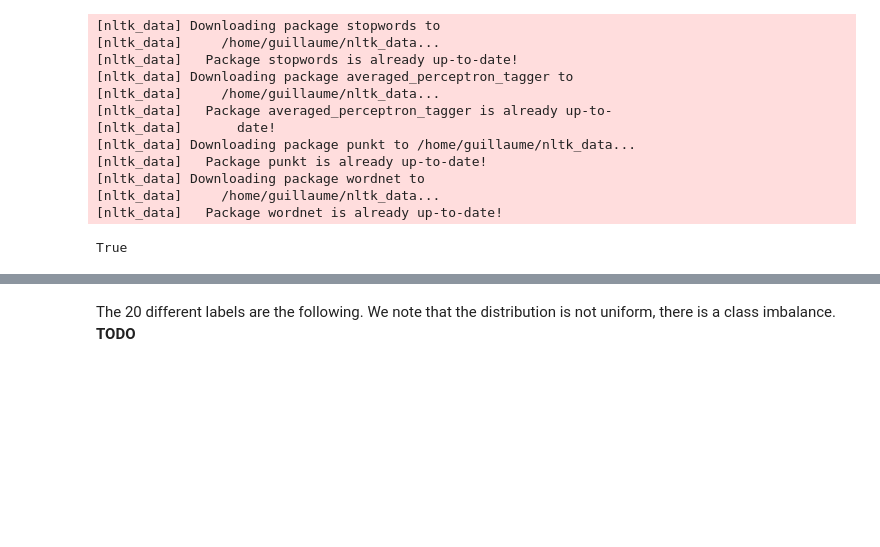
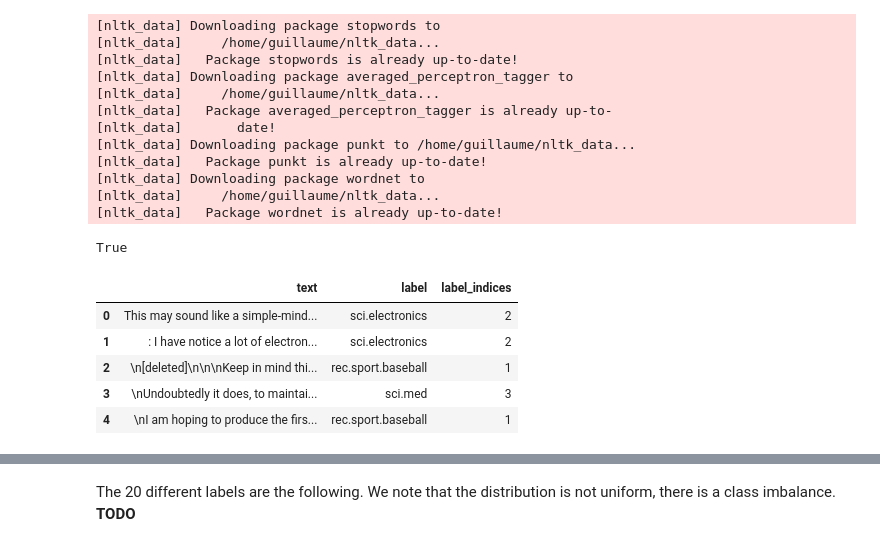
Before and after one commit to GuillaumeZahnd/20newsgroups-clustering, a Jupyter notebook: 20newsgroups-clustering.ipynb, the cells around one changed output, grey strips where cells are left out. Cells and saved outputs as stored; diff of their text form; code cells hidden in the pictures; blank space fills up the shorter version.

```diff
--- a/20newsgroups-clustering.ipynb
+++ b/20newsgroups-clustering.ipynb
@@ -51,9 +53,22 @@ dataset = fetch_20newsgroups(
 # %%
 # Create a DataFrame from the dataset
 df = pd.DataFrame({'text': dataset.data, 'label': dataset.target})
 
 # Map target labels to target names
 df['label'] = df['label'].map(lambda x: dataset.target_names[x])
+
+
+from sklearn import preprocessing
+label_encoder = preprocessing.LabelEncoder()
+df['label_indices'] = label_encoder.fit_transform(df['label'])
+df.head()
+# %% [output]
+|  | text | label | label_indices |
+| 0 | This may sound like a simple-mind... | sci.electronics | 2 |
+| 1 | : I have notice a lot of electron... | sci.electronics | 2 |
+| 2 | \n[deleted]\n\n\nKeep in mind thi... | rec.sport.baseball | 1 |
+| 3 | \nUndoubtedly it does, to maintai... | sci.med | 3 |
+| 4 | \nI am hoping to produce the firs... | rec.sport.baseball | 1 |
 # %%
 unique_labels = np.unique(df['label'])
 number_of_unique_labels = len(unique_labels)
```
Also changed, not shown: parts of 17 cells of this notebook.
